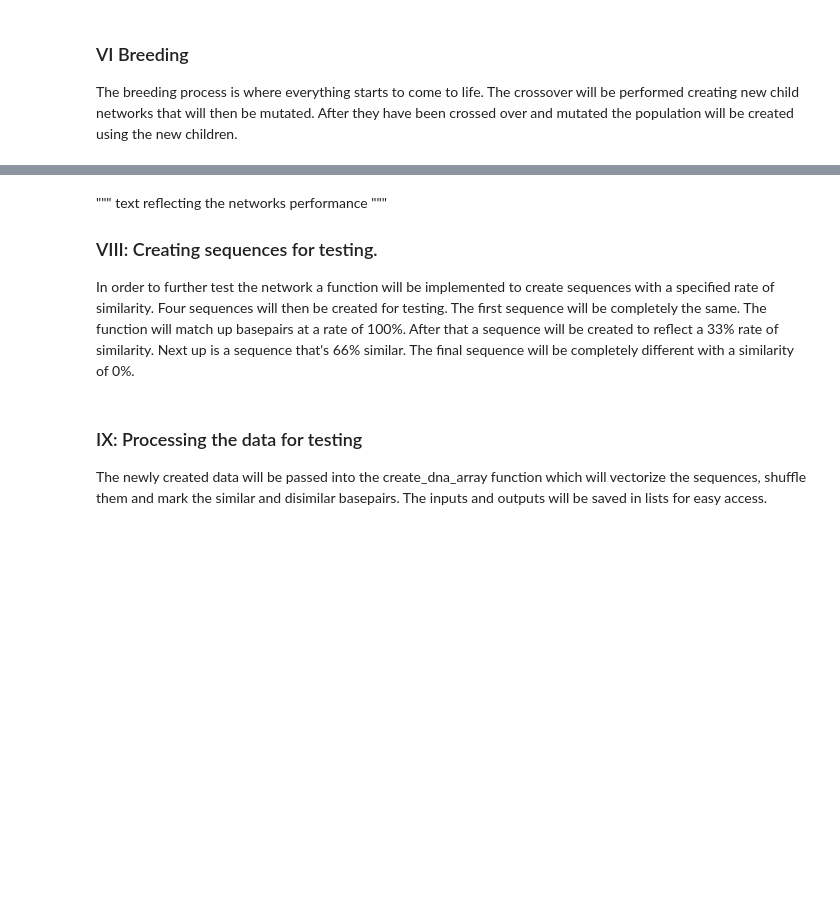
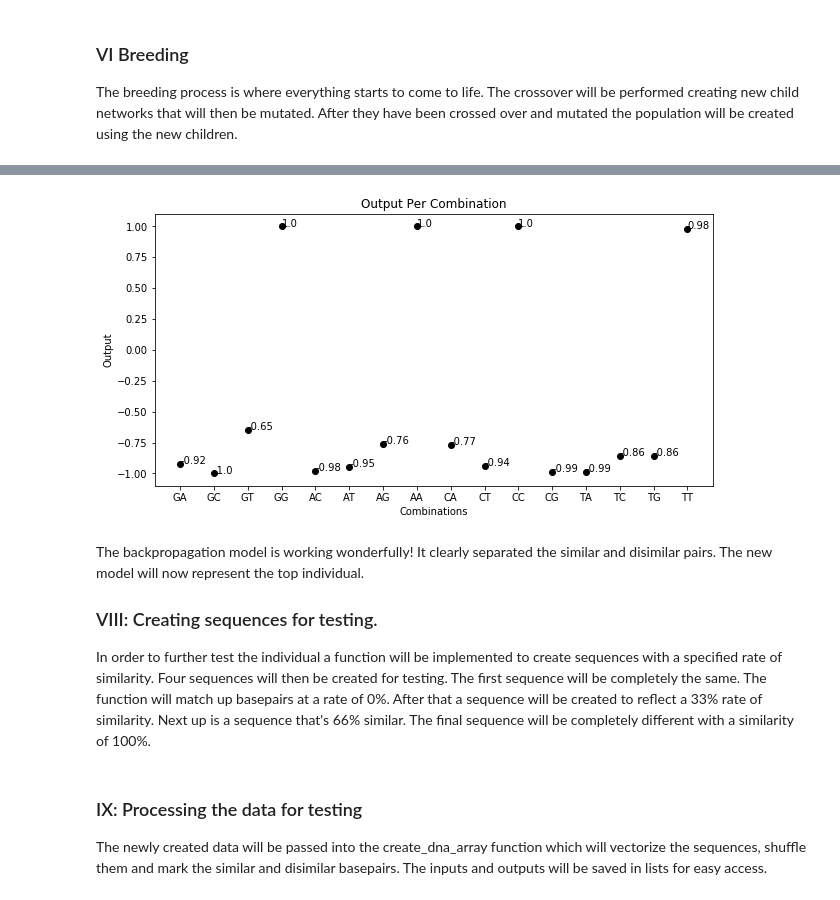
Before and after one commit to christophersanchez/DataScience, a Jupyter notebook: Thinkful/Unit6/Neuroevolution_DNA_Sequence_Comparison_Using_GA_Trained_Recurrent_Neural_Network.ipynb, the cells around one changed output, grey strips where cells are left out. Cells and saved outputs as stored; diff of their text form; code cells hidden in the pictures; blank space fills up the shorter version.

```diff
--- a/Thinkful/Unit6/Neuroevolution_DNA_Sequence_Comparison_Using_GA_Trained_Recurrent_Neural_Network.ipynb
+++ b/Thinkful/Unit6/Neuroevolution_DNA_Sequence_Comparison_Using_GA_Trained_Recurrent_Neural_Network.ipynb
@@ -232,13 +288,16 @@ def mutate(network, rate):
 
 The breeding process is where everything starts to come to life. The crossover will be performed creating new child networks that will then be mutated. After they have been crossed over and mutated the population will be created using the new children.
 # %%
-def breed(fittest, weakest, rate):
+def breed(fittest, weakest, mutation=True):
     for weakest_model in weakest:
-        weakest_model = np.random.choice(fittest)
+        # crossover the fittest and weakest individuals
+        fittest_model = np.random.choice(fittest)
+        crossover(fittest_model, weakest_model)
+    network_pop = fittest + weakest
 
-    #network_pop = fittest + weakest
-    for network in weakest:
-        # add or subtract weight from a gaussian distribution
-        mutate(network, rate)
-    network_pop = fittest + weakest
+    # mutate the individuals in the population
+    if mutation == True:
+        for network in network_pop:
+            # add or subtract weight from a gaussian distribution
+            mutate(network)
     return network_pop
@@ -352,0 +392,20 @@ The output of the best individual will be visualized for analysis. The graph sho
+# %%
+model = Sequential()
+        # add Long short term memory RNN layer using bias
+model.add(LSTM(88,
+               input_shape=(X_train.shape[1], 8),
+               activation='tanh',
+               return_sequences=True,
+               use_bias=True))
+
+# add a 10% dropout rate to help with overfitting
+model.add(Dropout(0.1))
+
+
+# add a dense layer as the output layer using bias
+model.add(Dense(1,
+                activation='tanh',
+                use_bias=True))
+# use binary crossentropy as the loss function, and adam as the optimizer
+model.compile(loss='binary_crossentropy', optimizer='adam', metrics=['accuracy'])
+print(model.summary())
@@ -353,9 +427,17 @@ The output of the best individual will be visualized for analysis. The graph sho
+# %%
+# train the Network.
+model.fit(X_train, y_train, batch_size=30, epochs=30, verbose=0, validation_data=(X_test, y_test))
+
+# visualize how well the network is fitting
+graph_average_output(model)
+# %% [output]
+[figure, added]
 # %% [markdown]
-""" text reflecting the networks performance """
+The backpropagation model is working wonderfully! It clearly separated the similar and disimilar pairs. The new model will now represent the top individual.
 
 ### VIII: Creating sequences for testing.
 
-In order to further test the network a function will be implemented to create sequences with a specified rate of similarity. Four sequences will then be created for testing. The first sequence will be completely the same. The function will match up basepairs at a rate of 100%. After that a sequence will be created to reflect a 33% rate of similarity. Next up is a sequence that's 66% similar. The final sequence will be completely different with a similarity of 0%.
+In order to further test the individual a function will be implemented to create sequences with a specified rate of similarity. Four sequences will then be created for testing. The first sequence will be completely the same. The function will match up basepairs at a rate of 0%. After that a sequence will be created to reflect a 33% rate of similarity. Next up is a sequence that's 66% similar. The final sequence will be completely different with a similarity of 100%.
 # %%
 def create_sequences(size, difference):
     sequence_one = []
```
Also changed, not shown: parts of 34 cells of this notebook.
